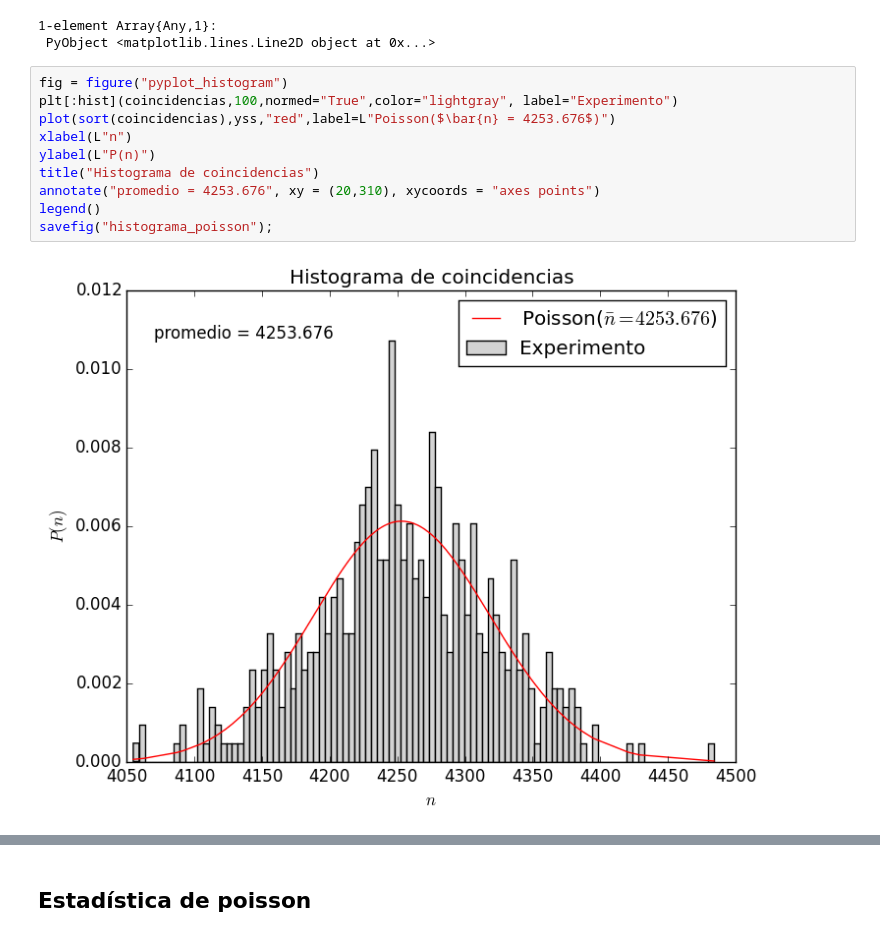
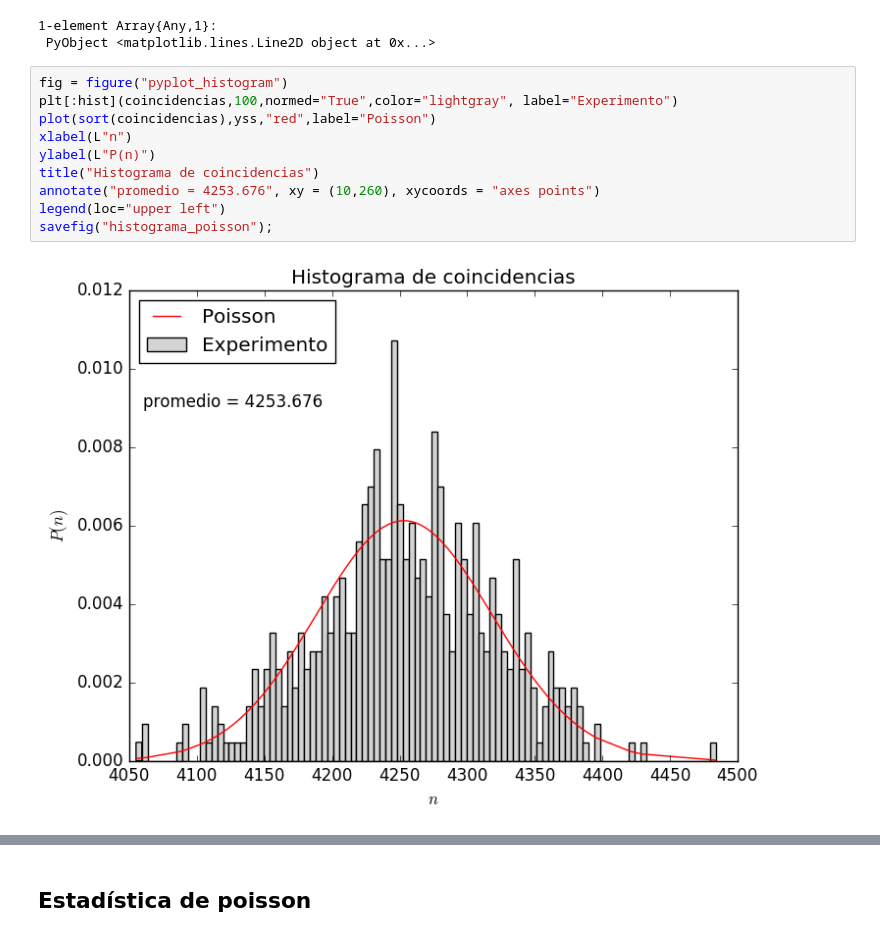
Before and after one commit to LFelipeGomez/LabConII, a Jupyter notebook: conteo_fotones.ipynb, the cells around one changed output, grey strips where cells are left out. Cells and saved outputs as stored; diff of their text form.

Commit message:
Ajuste curva de Poisson a todos los histogramas

```diff
--- a/conteo_fotones.ipynb
+++ b/conteo_fotones.ipynb
@@ -662,15 +686,15 @@ plot(sort(coincidencias),yss)
 # %%
 fig = figure("pyplot_histogram")
 plt[:hist](coincidencias,100,normed="True",color="lightgray", label="Experimento")
-plot(sort(coincidencias),yss,"red",label=L"Poisson($\bar{n} = 4253.676$)")
+plot(sort(coincidencias),yss,"red",label="Poisson")
 xlabel(L"n")
 ylabel(L"P(n)")
 title("Histograma de coincidencias")
-annotate("promedio = 4253.676", xy = (20,310), xycoords = "axes points")
-legend()
+annotate("promedio = 4253.676", xy = (10,260), xycoords = "axes points")
+legend(loc="upper left")
 savefig("histograma_poisson");
 # %% [output]
-[figure, old version]
+[figure, new version]
 # %% [markdown]
 ![image](histograma_poisson.png)
 # %% [markdown]
```
Also changed, not shown: parts of 15 cells of this notebook.
